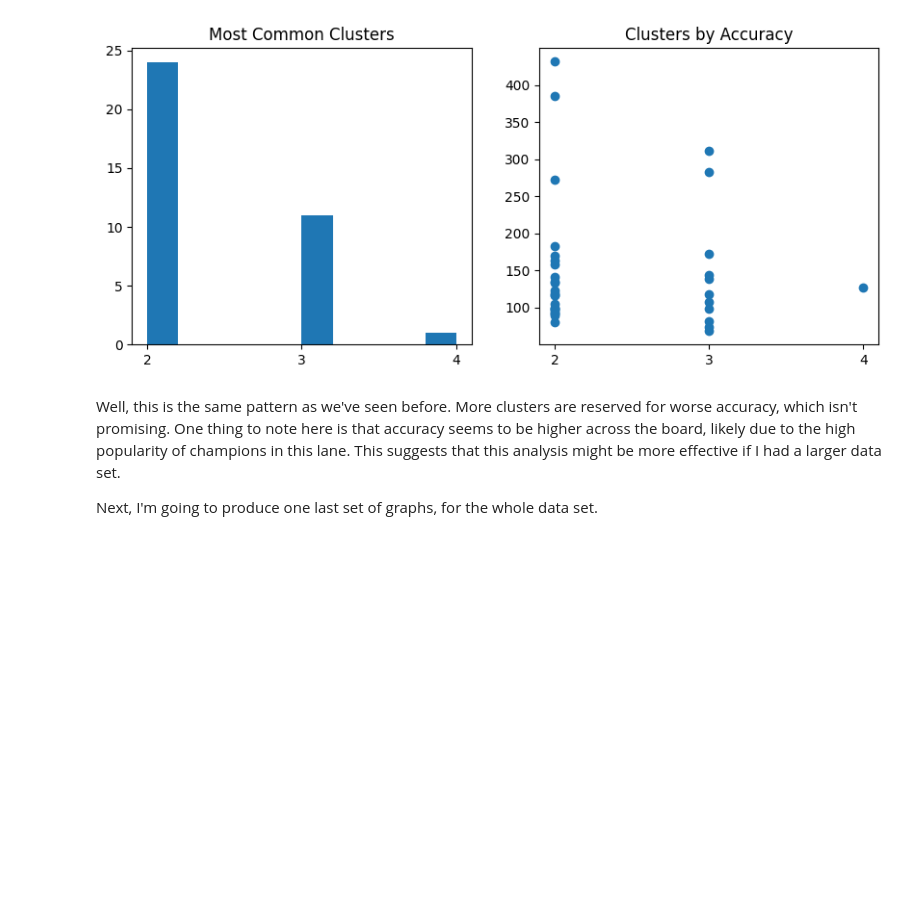
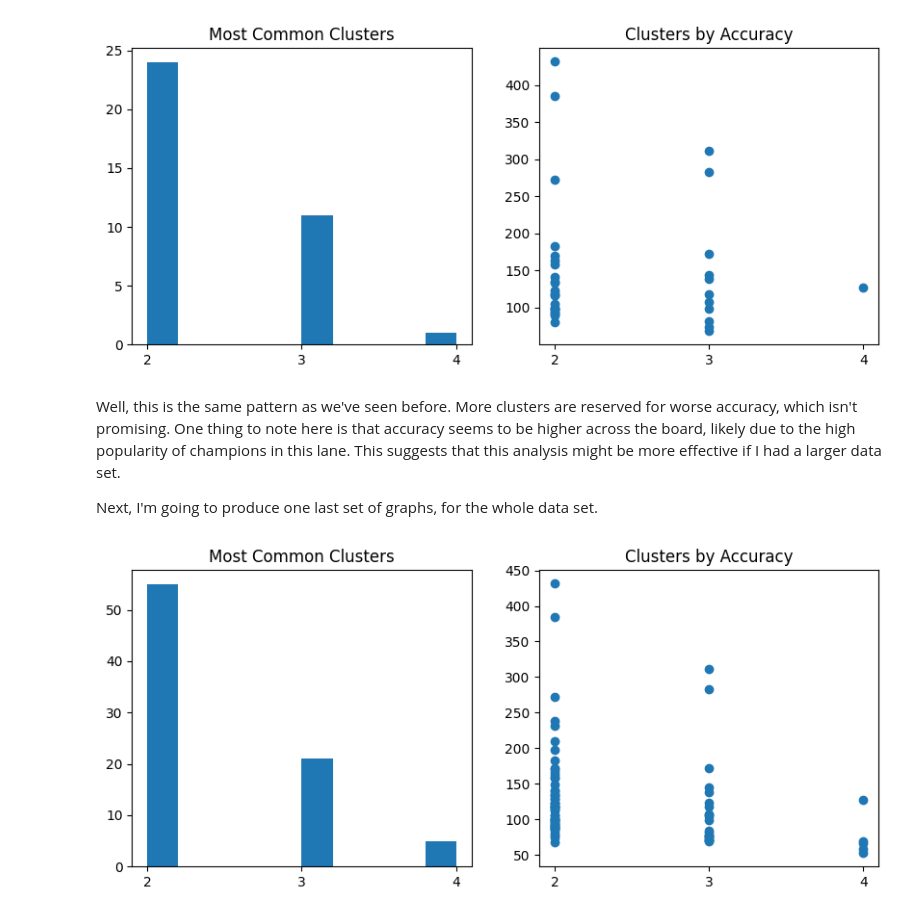
Before and after one commit to greenbird76/DSCI235_Final_Project, a Jupyter notebook: Clustering.ipynb, the cells around one changed output. Drawn from its saved outputs; the diff is of its cells as text; code cells hidden in the pictures; blank space fills up the shorter version.

```diff
--- a/Clustering.ipynb
+++ b/Clustering.ipynb
@@ -192,7 +192,7 @@ display_spread(top_best)
 Our accuracies don't look particularly good, though it is coming up with different number of optimal clusters for different champions, though this does seem to be mostly for our lowest accuracy clusterings. Only a single point is at 4, so I suspect we're going to have to keep going. I'm going to omit the graphs for mid and jungle, since they're pretty much the same as top.
 # %%
 mid_best = find_role_optums(items[items['lane']=='MIDDLE'].drop(columns=droplist))
-mid_best['lane']="MIDDLE"
+mid_best['Lane']="MIDDLE"
 jng_best = find_role_optums(items[items['lane']=='JUNGLE'].drop(columns=droplist))
 jng_best['Lane']='JUNGLE'
 # %% [markdown]
@@ -207,3 +207,10 @@ display_spread(bot_best)
 Well, this is the same pattern as we've seen before. More clusters are reserved for worse accuracy, which isn't promising. One thing to note here is that accuracy seems to be higher across the board, likely due to the high popularity of champions in this lane. This suggests that this analysis might be more effective if I had a larger data set.
 
 Next, I'm going to produce one last set of graphs, for the whole data set.
+# %%
+total_best = pd.concat([top_best.reset_index(),jng_best.reset_index()])
+total_best = pd.concat([total_best,mid_best.reset_index()])
+total_best = pd.concat([total_best,bot_best.reset_index()])
+display_spread(total_best)
+# %% [output]
+[figure, added]
```
Also changed, not shown: parts of 4 cells of this notebook.
